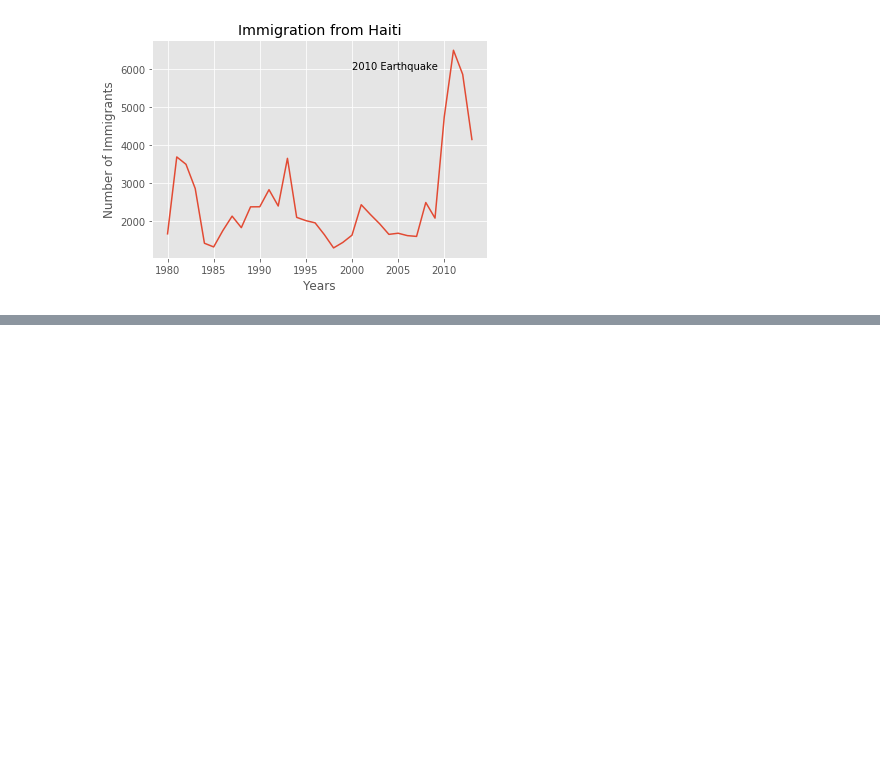
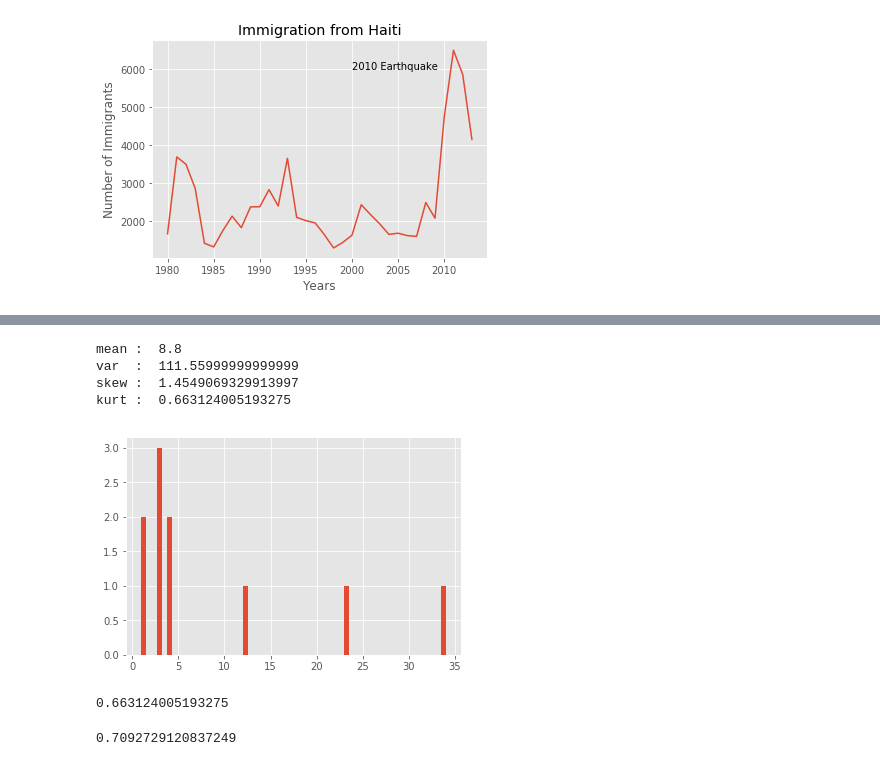
Before and after one commit to Taciones/Data_Analysis_with_Python, a Jupyter notebook: Data_Analisys.ipynb, the cells around one changed output, grey strips where cells are left out. Cells and saved outputs as stored; diff of their text form; code cells hidden in the pictures; blank space fills up the shorter version.

```diff
--- a/Data_Analisys.ipynb
+++ b/Data_Analisys.ipynb
@@ -1192,0 +1542,26 @@ plt.show()
+# %%
+%matplotlib inline
+import numpy as np
+import pandas as pd
+from scipy.stats import kurtosis
+from scipy.stats import skew
+
+import matplotlib.pyplot as plt
+
+plt.style.use('ggplot')
+
+data = (34,1,23,4,3,3,12,4,3,1)
+np.var(data)
+
+plt.hist(data, bins=60)
+
+print("mean : ", np.mean(data))
+print("var  : ", np.var(data))
+print("skew : ",skew(data))
+print("kurt : ",kurtosis(data))
+# %% [output]
+mean :  8.8
+var  :  111.55999999999999
+skew :  1.4549069329913997
+kurt :  0.663124005193275
+[figure, added]
@@ -1192,0 +1571,4 @@ plt.show()
+# %%
+print(newlista_2)
+# %% [output]
+0.663124005193275
@@ -1192,0 +1581,6 @@ plt.show()
+# %%
+#The Pearson correlation can be calculated with numpy's corrcoef.
+import numpy as np
+np.corrcoef(list_a, list_b)[0][1]
+# %% [output]
+0.7092729120837249
```
Also changed, not shown: parts of 46 cells of this notebook, 17 other files.
